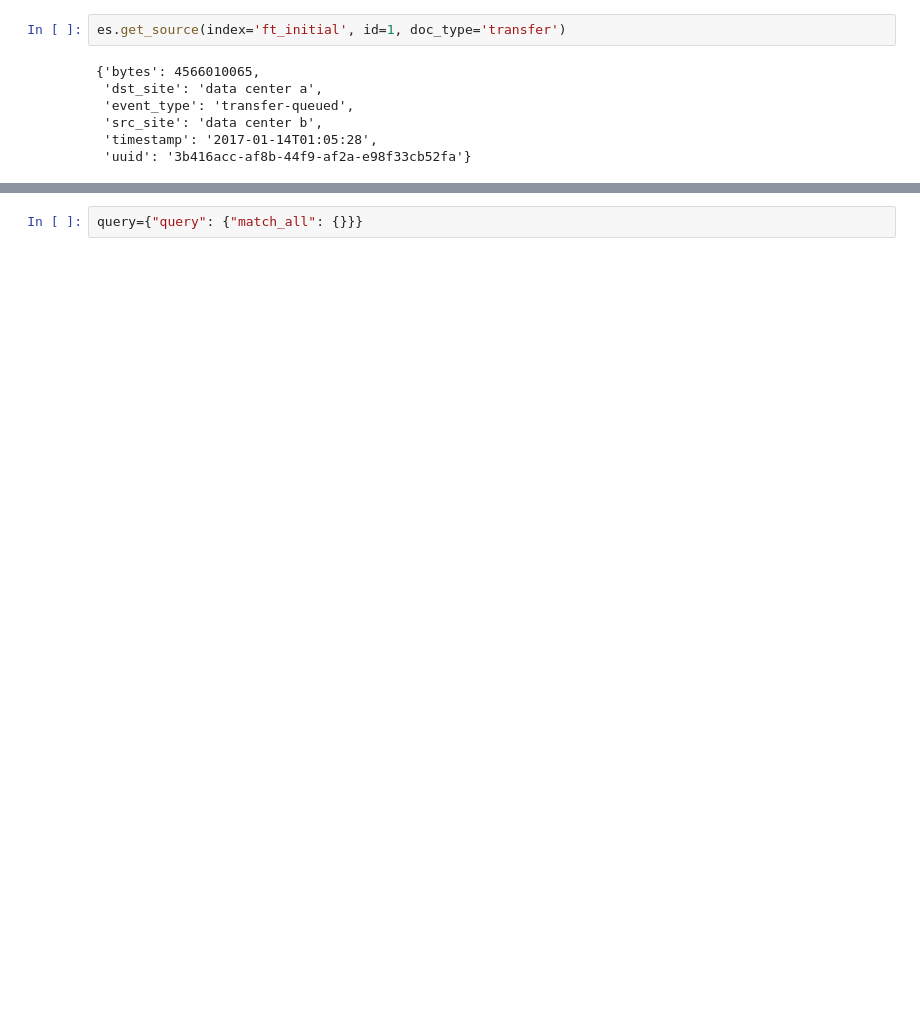
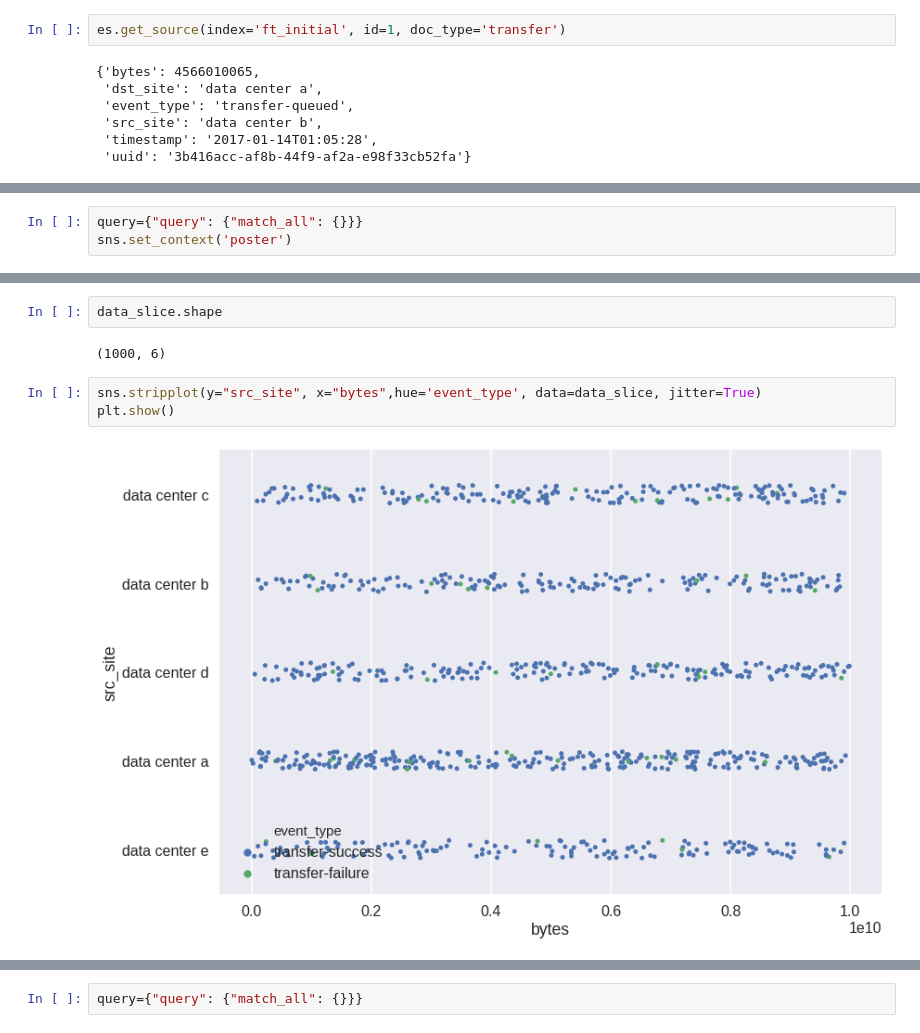
Before and after one commit to vyomshm/Keras-predicting-random-file-transfer-durations, a Jupyter notebook: Preprocess json.ipynb, the cells around one changed output, grey strips where cells are left out. Saved outputs shown, nothing was run; the diff lists cells and outputs as text; blank space fills up the shorter version.

```diff
--- a/Preprocess json.ipynb
+++ b/Preprocess json.ipynb
@@ -75,0 +99,3 @@ True
+# %%
+query={"query": {"match_all": {}}}
+sns.set_context('poster')
@@ -75,0 +168,9 @@ True
+# %%
+data_slice.shape
+# %% [output]
+(1000, 6)
+# %%
+sns.stripplot(y="src_site", x="bytes",hue='event_type', data=data_slice, jitter=True)
+plt.show()
+# %% [output]
+[figure, added]
```
Also changed, not shown: parts of 45 cells of this notebook, 1 other file.
